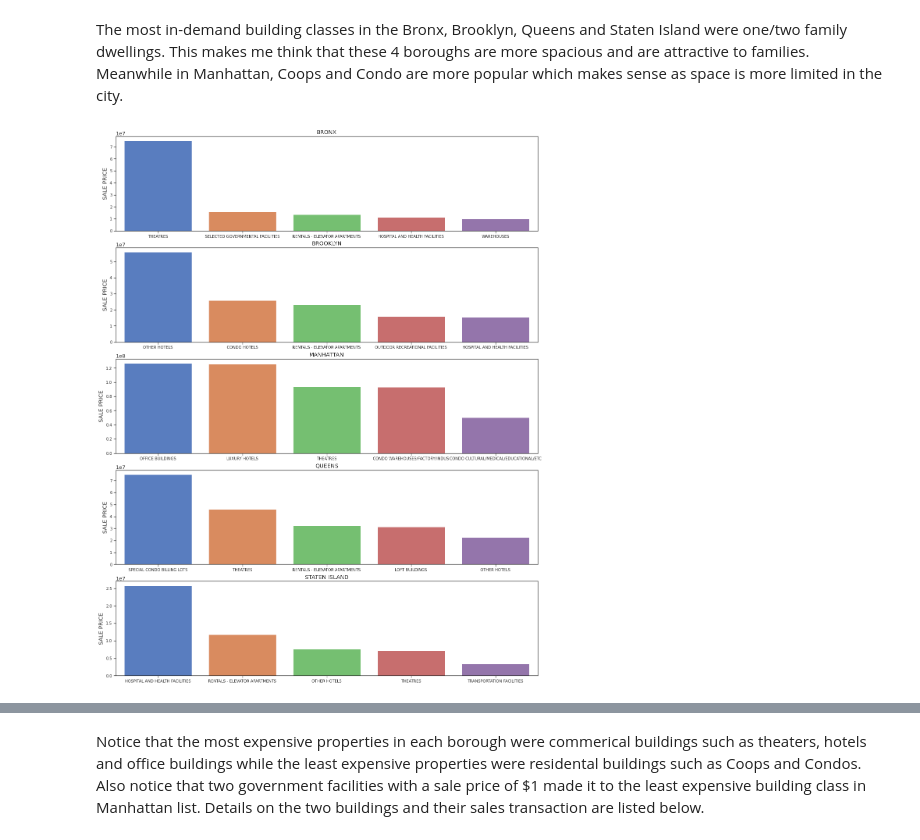
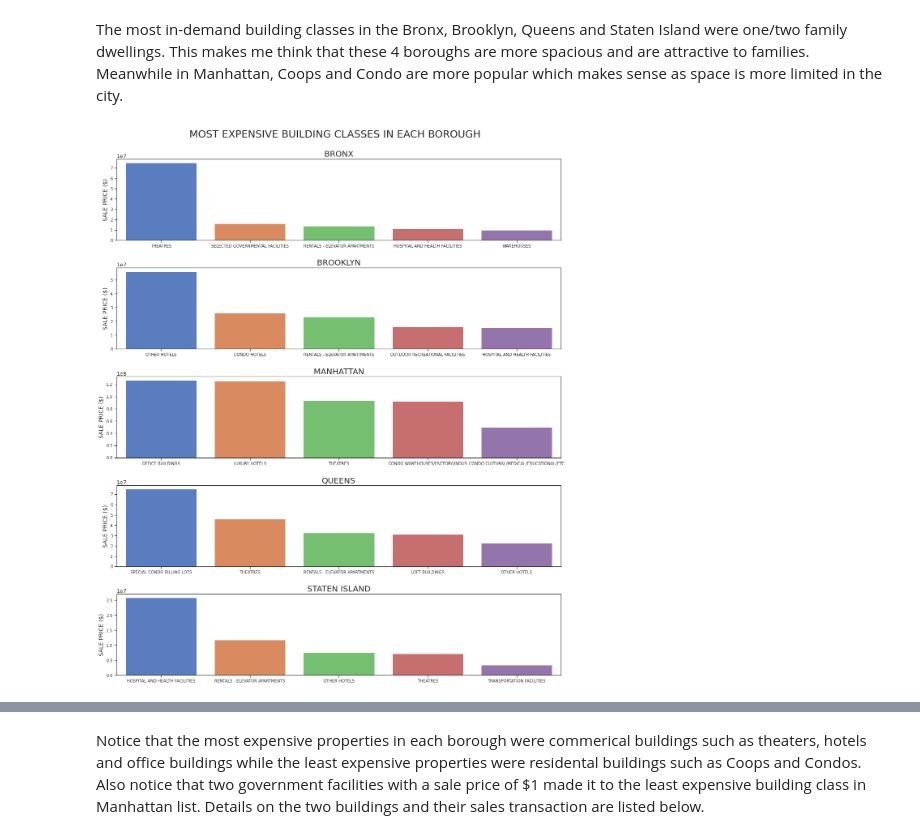
Before and after one commit to qlin1996/NYC_Property_Sales, a Jupyter notebook: NYC_Property_Sales.ipynb, the cells around one changed output, grey strips where cells are left out. Saved outputs shown, nothing was run; the diff lists cells and outputs as text; code cells hidden in the pictures.

```diff
--- a/NYC_Property_Sales.ipynb
+++ b/NYC_Property_Sales.ipynb
@@ -102,5 +103,14 @@ predrop.rename(columns={'BUILDING CLASS CATEGORY': 'BUILDING CLASS'}, inplace=Tr
 # convert the values (1-5) in the "BOROUGH" column to borough names
 predrop['BOROUGH'].replace({1:'MANHATTAN', 2:'BRONX', 3: 'BROOKLYN', 4: 'QUEENS', 5:'STATEN ISLAND'}, inplace=True)
 
-# convert 'SALE DATE' to date format
+# convert 'SALE DATE' to only have year and month and to string format
 predrop['SALE DATE'] = pd.to_datetime(predrop['SALE DATE'])
+predrop['SALE MONTH'] = predrop['SALE DATE'].dt.month
+predrop['SALE YEAR'] = predrop['SALE DATE'].dt.year
+predrop.sort_values(by=['SALE YEAR', 'SALE MONTH'], ascending=True, inplace=True)
+predrop.drop(columns='SALE DATE', inplace=True)
+predrop['SALE MONTH'] = predrop['SALE MONTH'].map(lambda x: str(x))
+predrop['SALE MONTH'].replace({'1':'Jan', '2':'Feb', '3': 'Mar', '4': 'Apr', '5':'May', '6':'Jun', '7':'Jul', '8': 'Aug', '9': 'Sept', '10':'Oct',  '11': 'Nov', '12':'Dec'}, inplace=True)
+predrop['SALE YEAR'] = predrop['SALE YEAR'].map(lambda x: str(x))
+predrop['SALE DATE'] = predrop['SALE MONTH'] + ' ' + predrop['SALE YEAR']
+predrop
@@ -428,18 +501,21 @@ The average price of properties sold by neighborhood is also pretty consistent w
 # %% [markdown]
 Now that we know the demand and price of properties, we can't help but wonder the type of buildings that these properties were. In this section, we examine for the most in-demand and most expensive building classes sold.
 # %%
-# Top 5 building classes in each borough
+# Top 5 building classes sold in each borough
 building_by_borough = nyc_property_sales.groupby('BOROUGH')
 
-fig, axes = plt.subplots(nrows=5, figsize=(16,20))
-fig.tight_layout()
+fig, axes = plt.subplots(nrows=5, figsize=(17,20))
+fig.tight_layout(pad=3)
+fig.suptitle('TOP BUILDING CLASSES IN EACH BOROUGH', fontsize=25)
+fig.subplots_adjust(top=0.93)
 
 for i, group in enumerate(building_by_borough.groups):
   ax = axes[i]
   b = sns.barplot(y='BUILDING CLASS', x='index', data=building_by_borough.get_group(group)['BUILDING CLASS'].value_counts().head(5).reset_index(), ax=ax)
   b.set_xlabel('',fontsize=14)
+  b.set_ylabel('NUMBER OF SALES',fontsize=14)
   b.tick_params(labelsize=10)
-  b.set_title(group)
+  b.set_title(group, fontsize=20)
 
 fig.show()
 # %% [output]
@@ -447,23 +523,26 @@ fig.show()
 # %% [markdown]
 The most in-demand building classes in the Bronx, Brooklyn, Queens and Staten Island were one/two family dwellings. This makes me think that these 4 boroughs are more spacious and are attractive to families. Meanwhile in Manhattan, Coops and Condo are more popular which makes sense as space is more limited in the city.
 # %%
-# Top 5 most expensive building classes in each borough
+# Most expensive building classes sold in each borough
 building_by_borough = nyc_property_sales.groupby('BOROUGH')
 
-fig, axes = plt.subplots(nrows=5, figsize=(16,20))
-fig.tight_layout()
+fig, axes = plt.subplots(nrows=5, figsize=(17,20))
+fig.tight_layout(pad=3)
+fig.suptitle('MOST EXPENSIVE BUILDING CLASSES IN EACH BOROUGH', fontsize=25)
+fig.subplots_adjust(top=0.93)
 
 for i, group in enumerate(building_by_borough.groups):
   ax = axes[i]
   building_by_borough_count = building_by_borough.get_group(group)['BUILDING CLASS'].value_counts()
   building_price_by_borough = building_by_borough.get_group(group).groupby('BUILDING CLASS')['SALE PRICE'].mean().reset_index()
   building_price_by_borough['COUNT'] = building_price_by_borough['BUILDING CLASS'].map(building_by_borough_count)
   b = sns.barplot(y='SALE PRICE', x='BUILDING CLASS', data=building_price_by_borough.sort_values(by='SALE PRICE', ascending=False).head(), ax=ax)
   b.set_xlabel('',fontsize=14)
+  b.set_ylabel('SALE PRICE ($)',fontsize=14)
   b.tick_params(labelsize=10)
-  b.set_title(group)
+  b.set_title(group, fontsize=20)
 
 fig.show()
 # %% [output]
-[figure, old version]
+[figure, new version]
 # %%
```
Also changed, not shown: parts of 45 cells of this notebook.
